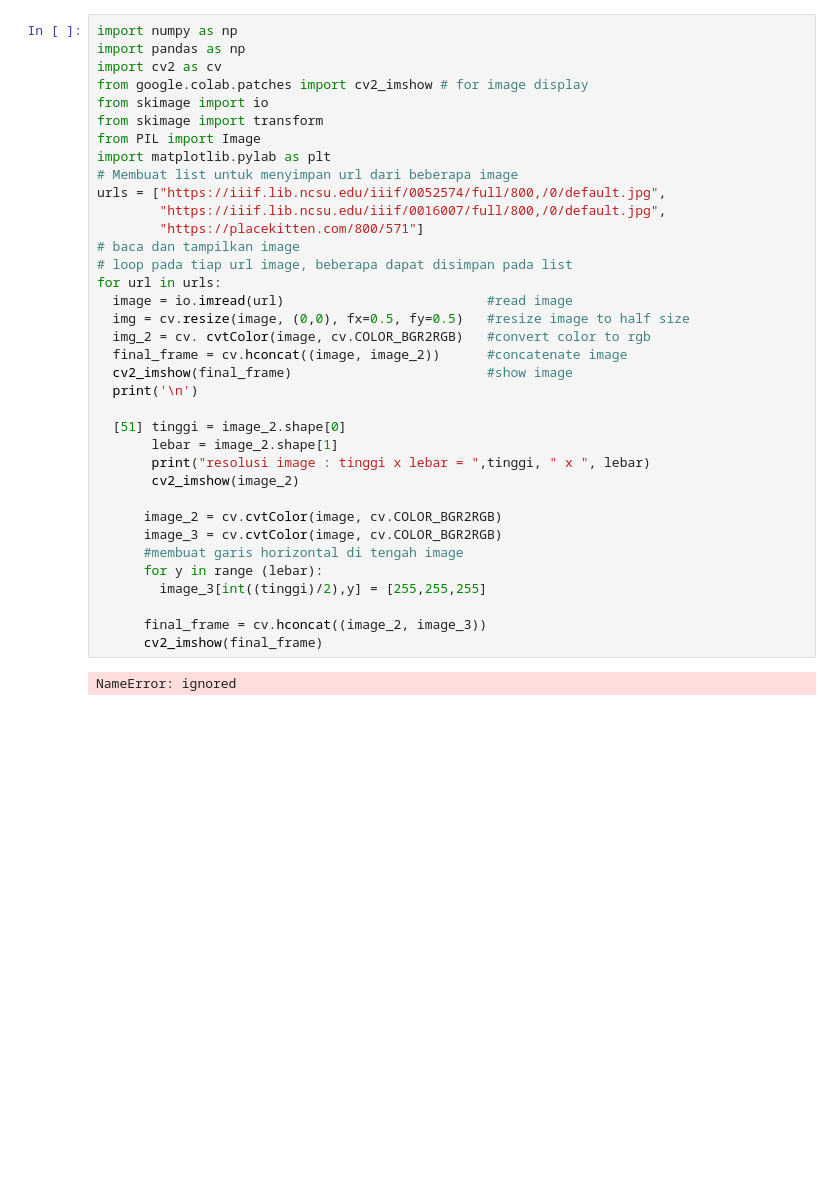
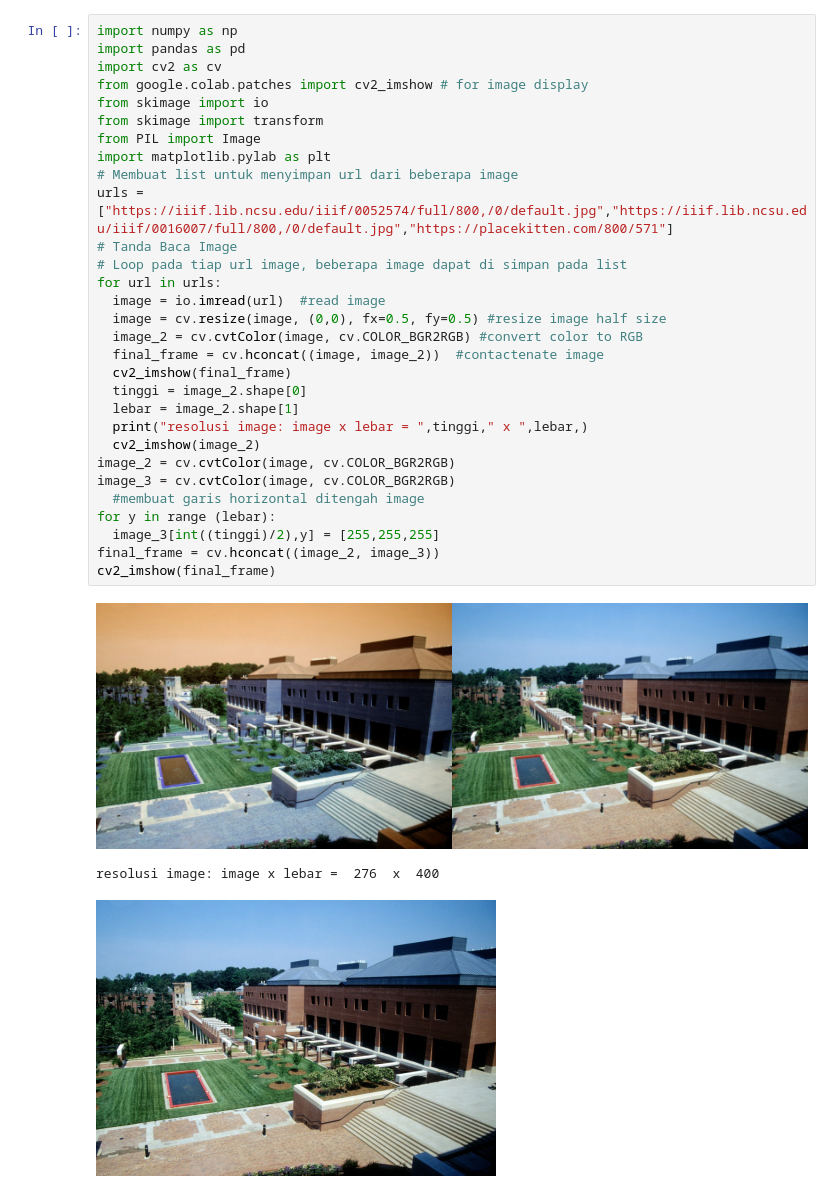
Before and after one commit to Nurfaidah636/PCVK_Genap_2021, a Jupyter notebook: Week1.ipynb, the cells around one changed output. Drawn from its saved outputs; the diff is of its cells as text; blank space fills up the shorter version.

```diff
--- a/Week1.ipynb
+++ b/Week1.ipynb
@@ -2,39 +2,35 @@
 <a href="https://colab.research.google.com/github/Nurfaidah636/PCVK_Genap_2021/blob/main/Week1.ipynb" target="_parent"><img src="https://colab.research.google.com/assets/colab-badge.svg" alt="Open In Colab"/></a>
 # %%
 import numpy as np
-import pandas as np
+import pandas as pd
 import cv2 as cv
 from google.colab.patches import cv2_imshow # for image display
 from skimage import io
 from skimage import transform
 from PIL import Image
 import matplotlib.pylab as plt
 # Membuat list untuk menyimpan url dari beberapa image
-urls = ["https://iiif.lib.ncsu.edu/iiif/0052574/full/800,/0/default.jpg",
-        "https://iiif.lib.ncsu.edu/iiif/0016007/full/800,/0/default.jpg",
-        "https://placekitten.com/800/571"]
-# baca dan tampilkan image
-# loop pada tiap url image, beberapa dapat disimpan pada list
+urls = ["https://iiif.lib.ncsu.edu/iiif/0052574/full/800,/0/default.jpg","https://iiif.lib.ncsu.edu/iiif/0016007/full/800,/0/default.jpg","https://placekitten.com/800/571"]
+# Tanda Baca Image
+# Loop pada tiap url image, beberapa image dapat di simpan pada list
 for url in urls:
-  image = io.imread(url)                          #read image
-  img = cv.resize(image, (0,0), fx=0.5, fy=0.5)   #resize image to half size
-  img_2 = cv. cvtColor(image, cv.COLOR_BGR2RGB)   #convert color to rgb
-  final_frame = cv.hconcat((image, image_2))      #concatenate image
-  cv2_imshow(final_frame)                         #show image
-  print('\n')
-
-  [51] tinggi = image_2.shape[0]
-       lebar = image_2.shape[1]
-       print("resolusi image : tinggi x lebar = ",tinggi, " x ", lebar)
-       cv2_imshow(image_2)
-
-      image_2 = cv.cvtColor(image, cv.COLOR_BGR2RGB)
-      image_3 = cv.cvtColor(image, cv.COLOR_BGR2RGB)
-      #membuat garis horizontal di tengah image
-      for y in range (lebar):
-        image_3[int((tinggi)/2),y] = [255,255,255]
-
-      final_frame = cv.hconcat((image_2, image_3))
-      cv2_imshow(final_frame)
+  image = io.imread(url)  #read image
+  image = cv.resize(image, (0,0), fx=0.5, fy=0.5) #resize image half size
+  image_2 = cv.cvtColor(image, cv.COLOR_BGR2RGB) #convert color to RGB
+  final_frame = cv.hconcat((image, image_2))  #contactenate image
+  cv2_imshow(final_frame)
+  tinggi = image_2.shape[0]
+  lebar = image_2.shape[1]
+  print("resolusi image: image x lebar = ",tinggi," x ",lebar,)
+  cv2_imshow(image_2)
+image_2 = cv.cvtColor(image, cv.COLOR_BGR2RGB)
+image_3 = cv.cvtColor(image, cv.COLOR_BGR2RGB)
+  #membuat garis horizontal ditengah image
+for y in range (lebar):
+  image_3[int((tinggi)/2),y] = [255,255,255]
+final_frame = cv.hconcat((image_2, image_3))
+cv2_imshow(final_frame)
 # %% [output]
+[figure, added]
-NameError: ignored
+resolusi image: image x lebar =  276  x  400
+[figure, added]
```
Also changed, not shown: parts of 1 cell of this notebook.
